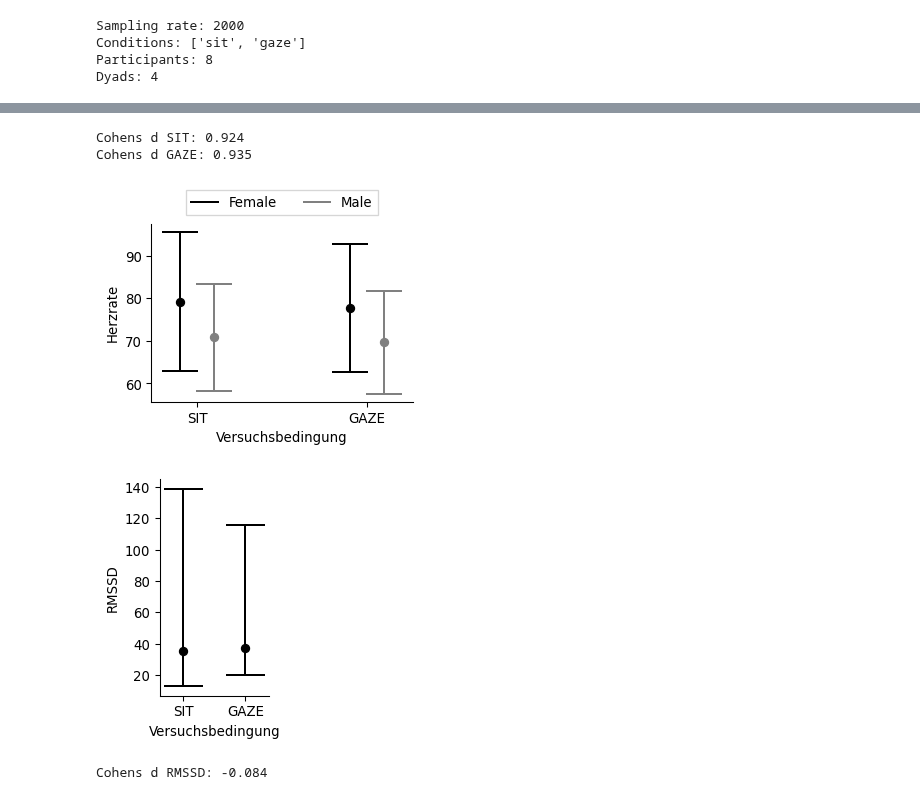
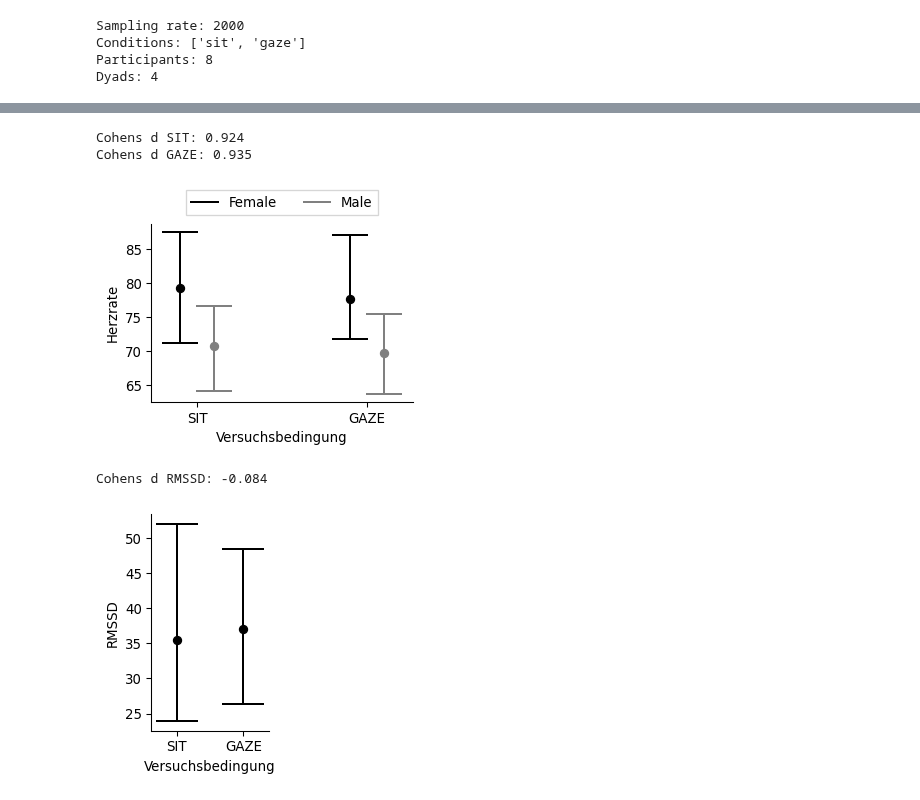
Before and after one commit to visserle/two-hearts, a Jupyter notebook: 03_heartrates.ipynb, the cells around one changed output, grey strips where cells are left out. Drawn from its saved outputs; the diff is of its cells as text; code cells hidden in the pictures.

Commit message:
add bootstrap

```diff
--- a/03_heartrates.ipynb
+++ b/03_heartrates.ipynb
@@ -20,8 +18,8 @@ sampling_rate = 2000
 print("Sampling rate:", sampling_rate)
 
 # Set conditions
-condition = ["sit","gaze"]
-print("Conditions:", condition)
+conditions = ["sit","gaze"]
+print("Conditions:", conditions)
 
 # Show number of participants
 print("Participants:", num_participants)
@@ -117,15 +132,3 @@ def cohend(d1, d2):
 	u1, u2 = mean(d1), mean(d2)
 	# calculate the effect size
 	return (u1 - u2) / s
-# %%
-# Calculate Cohen's d between two samples
-d_sit = cohend(hr["sit"][0::2],
-               hr["sit"][1::2])
-d_gaze = cohend(hr["gaze"][0::2],
-               hr["gaze"][1::2])
-
-print('\nCohens d SIT: %.3f' %d_sit,
-      '\nCohens d GAZE: %.3f' %d_gaze)
-# %% [output]
-Cohens d SIT: 0.924
-Cohens d GAZE: 0.935
@@ -147,5 +165,13 @@ def confidence_interval(data, distribution, confidence=0.95):
+# %%
+hr_bs = {}
+for con in ["sit","gaze"]: hr_bs[con] = {}  # prepare nested dictionary
+
+for con in ["sit","gaze"]:
+    for i,sex in enumerate(["Female","Male"]):
+        # Draw 10000 bootstrap replicates
+        hr_bs[con][sex] = draw_bs_replicates(hr[con][i::2],np.mean,15000)
 # %%
-horizontal_line_width=len(condition)*0.1
+horizontal_line_width=len(conditions)*0.1
 
 fig = plt.figure(figsize=(3.5,3), dpi=96)
 for j,con in enumerate(["sit","gaze"]):
@@ -156,7 +182,7 @@ for j,con in enumerate(["sit","gaze"]):
         elif sex == "Male":
             dis = 0.2
             color = "grey"
-        m, upper, lower = confidence_interval(list(hr[con][i::2]),"t", 0.95)
+        m, upper, lower = confidence_interval(hr_bs[con][sex])
         plt.plot(dis+j, m, 'o', color=color)
         plt.plot([dis+j, dis+j], [upper, lower], color=color, label = sex if j == 0 else "")
         # Horizontal bar
@@ -172,36 +198,55 @@ plt.legend(loc='center', bbox_to_anchor=(0.5, 1.12), fancybox=False, shadow=Fals
 fig.tight_layout()
 sns.despine()
 plt.savefig("plots/hr_mean.png", dpi=512, bbox_inches='tight')
+
+# Calculate Cohen's d between two samples
+d_sit = cohend(
+    hr["sit"][0::2],
+    hr["sit"][1::2])
+d_gaze = cohend(
+    hr["gaze"][0::2],
+    hr["gaze"][1::2])
+
+print('Cohens d SIT: %.3f' % d_sit,
+      '\nCohens d GAZE: %.3f' % d_gaze)
 # %% [output]
+Cohens d SIT: 0.924
+Cohens d GAZE: 0.935
-[figure, old version]
+[figure, new version]
+# %%
+rmssd_bs = {}
+
+for con in ["sit","gaze"]:
+    # Draw 10000 bootstrap replicates
+    rmssd_bs[con] = draw_bs_replicates(rmssd[con],np.mean,15000)
 # %%
-horizontal_line_width=len(condition)*0.3
+horizontal_line_width=len(conditions)*0.3
 color="k"
 
 fig = plt.figure(figsize=(2,3), dpi=96)
 for j,con in enumerate(["sit","gaze"]):
-    m, upper, lower = confidence_interval(list(rmssd[con])*1,"chi2", 0.95)
+    # Get values for confidence interval (mean, upper, lower)
+    m, upper, lower = confidence_interval(rmssd_bs[con])
     plt.plot(j, m, 'o', color=color)
     plt.plot([j, j], [upper, lower], color=color)
     # Horizontal bar
     left = j - horizontal_line_width / 2
     right = j + horizontal_line_width / 2
     plt.plot([left, right], [upper, upper], color=color)
     plt.plot([left, right], [lower, lower], color=color)
     plt.xticks([0, 1], ['SIT', 'GAZE'])
     plt.ylabel('RMSSD')
     plt.xlabel('Versuchsbedingung')
 
 fig.tight_layout()
 sns.despine()
 plt.savefig("plots/hr_mean.png", dpi=512, bbox_inches='tight')
+
+# Calculate Cohen's d between two samples
+d_rmssd = cohend(rmssd["sit"],
+                 rmssd["gaze"])
+
+print('\nCohens d RMSSD: %.3f' %d_rmssd)
 # %% [output]
+Cohens d RMSSD: -0.084
-[figure, old version]
+[figure, new version]
-# %%
-# Calculate Cohen's d between two samples
-d_rmssd = cohend(rmssd["sit"],
-                 rmssd["gaze"])
-
-print('\nCohens d RMSSD: %.3f' %d_rmssd)
-# %% [output]
-Cohens d RMSSD: -0.084
```
Also changed, not shown: parts of 8 cells of this notebook.
